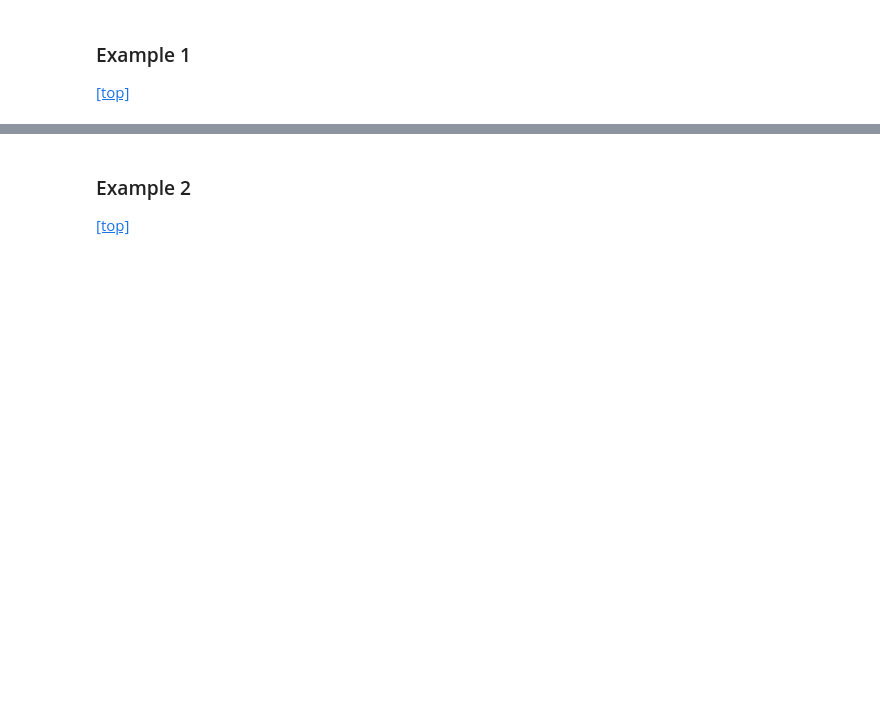
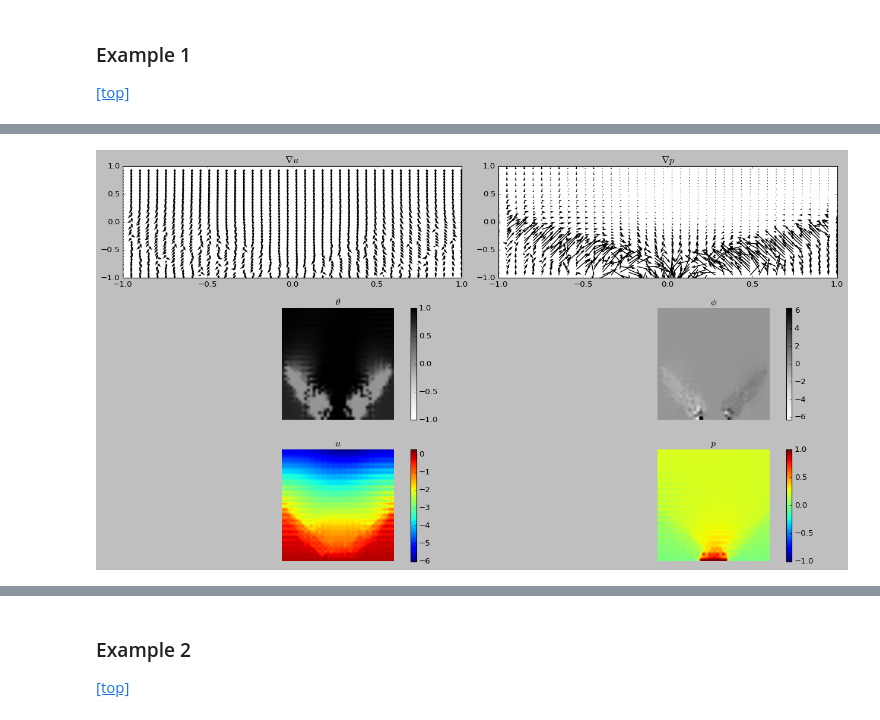
Before and after one commit to JustinBakerMath/homogenize, a Jupyter notebook: Homogenization.ipynb, the cells around one changed output, grey strips where cells are left out. Cells and saved outputs as stored; diff of their text form; code cells hidden in the pictures; blank space fills up the shorter version.

```diff
--- a/Homogenization.ipynb
+++ b/Homogenization.ipynb
@@ -165,10 +178,10 @@ class FiniteDifferenceFunctions(metaclass=ABCMeta):
         self.dy = dy
     def grad(self,v):
         v = v.reshape(self.m,self.n)
-        return np.array(np.gradient(v,self.dx,self.dy,axis=(1,0),edge_order=2))#[::-1]
+        return np.array(np.gradient(v,self.dx,self.dy,axis=(1,0),edge_order=1))#[::-1]
     def div(self,v):
         v = v.reshape(2,self.m,self.n)
-        return np.array(np.gradient(v[0],self.dx,axis=(1),edge_order=2))+np.array(np.gradient(v[1],self.dy,axis=(0),edge_order=2))
+        return np.array(np.gradient(v[0],self.dx,axis=(1),edge_order=1))+np.array(np.gradient(v[1],self.dy,axis=(0),edge_order=1))
     def divGrad(self,v):
         v = v.reshape(self.m,self.n)
         return self.div(self.grad(v))
@@ -502,18 +535,21 @@ domain_len = n*m
 domain_shape = (n,m)
 xx,yy=np.meshgrid(x,y)
 # %%
-rho = np.zeros(domain_shape)
-rho[-1,1:-1] = -np.ones(m-2)
-rho_loc = np.zeros(domain_shape)
-rho_loc[:,-1] = np.ones(n)
-rho_loc[:,0] = np.ones(n)
-rho_loc[-1,1:-1] = np.ones(n-2)
+rho_x = np.zeros(domain_shape)
+rho_y = np.zeros(domain_shape)
+rho_y[-1,1:-1] = -np.ones(m-2)
+rho_xloc = np.zeros(domain_shape)
+rho_yloc = np.zeros(domain_shape)
+rho_xloc[:,-1] = np.ones(n)
+rho_xloc[:,0] = np.ones(n)
+rho_yloc[-1,1:-1] = np.ones(n-2)
 gamma_loc = np.zeros(domain_shape)
-gamma_loc[0,:] = np.ones(n)
+gamma_loc[0,1:-1] = np.ones(n-2)
 gamma = np.zeros(domain_shape)
 gamma[0,3*n//8:5*n//8]=np.ones(n//4)
-options={'lv':0, 'volume':.75,
-         'rho':rho,'gamma':gamma,
-         'rho_loc':rho_loc,'gamma_loc':gamma_loc}
+options={'lv':0, 'volume':.75, 'tk':.02,
+         'gamma':gamma,'gamma_loc':gamma_loc,
+         'rho_x':rho_x,'rho_xloc':rho_xloc,
+         'rho_y':rho_y,'rho_yloc':rho_yloc}
 prob = heatLens(x,y,options)
 # %%
@@ -550,34 +586,36 @@ KeyboardInterrupt:
 # %%
 plt.figure(figsize=(16,9),tight_layout=True)
 plt.subplot(321)
 Du = np.divide(prob.Du,np.fmax(1,np.linalg.norm(prob.Du, axis=0)))
 plt.quiver(prob.xx[1:-1],prob.yy[1:-1],Du[0][1:-1],Du[1][1:-1])
 plt.title('$\\nabla u$')
 plt.subplot(322)
 Dp = np.divide(prob.Dp,np.fmax(1,np.linalg.norm(prob.Dp, axis=0)))
 plt.quiver(prob.xx[1:-1],prob.yy[1:-1],Dp[0][1:-1],Dp[1][1:-1])
 plt.title('$\\nabla p$')
 plt.subplot(323)
-plt.imshow(prob.theta.reshape(prob.domain_shape)[::-1])
+plt.imshow(prob.theta.reshape(prob.domain_shape)[::-1],cmap='Greys',vmin=-1,vmax=1)
 plt.colorbar()
 plt.title('$\\theta$')
 plt.axis('off')
 plt.subplot(324)
-plt.imshow(prob.phi.reshape(prob.domain_shape)[::-1])
+plt.imshow(prob.phi.reshape(prob.domain_shape)[::-1],cmap='Greys',vmin=-2*np.pi,vmax=2*np.pi)
 plt.colorbar()
 plt.title('$\\phi$')
 plt.axis('off')
 plt.subplot(325)
-plt.imshow(prob.u.reshape(prob.domain_shape)[::-1],cmap='grey',vmin=-1,vmax=1)
+plt.imshow(prob.u.reshape(prob.domain_shape)[::-1])
 plt.colorbar()
 plt.title('$u$')
 plt.axis('off')
 plt.subplot(326)
 plt.imshow(prob.p.reshape(prob.domain_shape)[::-1],vmin=-1,vmax=1)
 plt.colorbar()
 plt.title('$p$')
 plt.axis('off')
 plt.show()
+# %% [output]
+[figure, added]
 # %%
 plt.figure(figsize=(16,9),tight_layout=True)
 plt.subplot(121)
```
Also changed, not shown: parts of 16 cells of this notebook, 3 other files.
